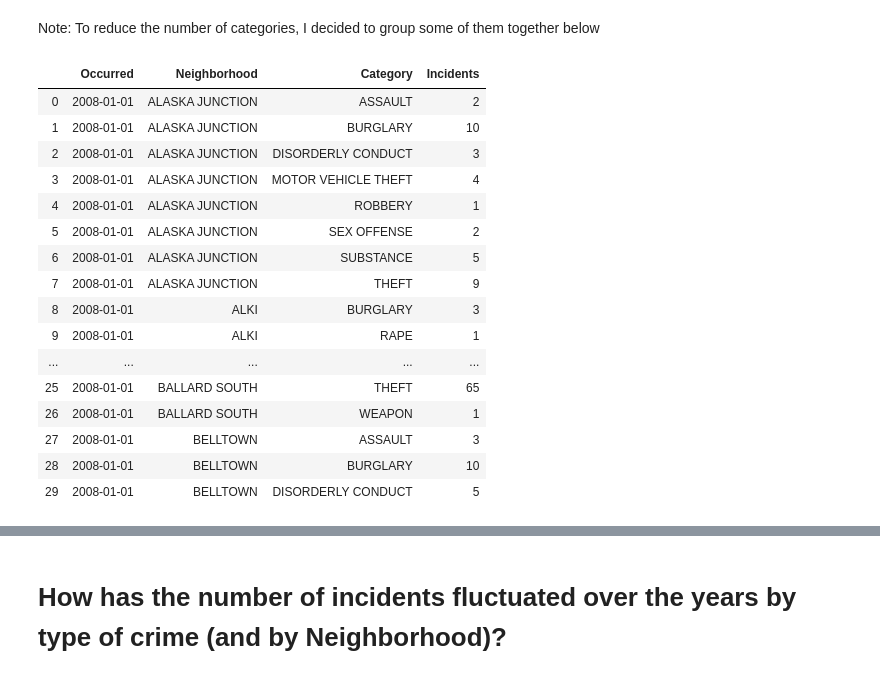
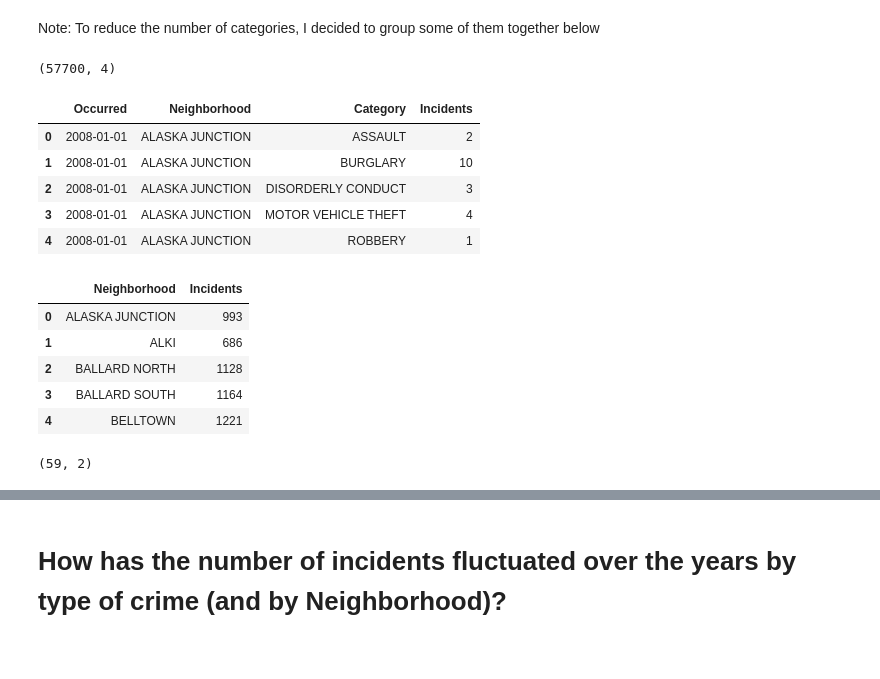
Before and after one commit to orbitse/garbanzo, a Jupyter notebook: crime_stats/crime_more_data.ipynb, the cells around one changed output, grey strips where cells are left out. Saved outputs shown, nothing was run; the diff lists cells and outputs as text; code cells hidden in the pictures.

```diff
--- a/crime_stats/crime_more_data.ipynb
+++ b/crime_stats/crime_more_data.ipynb
@@ -171,30 +187,36 @@ subcategory_map = {
   'THEFT-BICYCLE': 'THEFT',
   'THEFT-BUILDING': 'THEFT',
   'THEFT-SHOPLIFT': 'THEFT',
-  'CAR PROWL': 'THEFT'
-
+  'CAR PROWL': 'THEFT',
 }
 # %%
 df['Category'] = df['Subcategory'].apply(lambda subcategory: subcategory_map.get(subcategory, subcategory))
 # %%
 df = df.groupby([pd.Grouper(key='Occurred', freq='MS'), 'Neighborhood', 'Category']).size().to_frame('Incidents').reset_index()
+# %%
+df.shape
+# %% [output]
+(57700, 4)
 # %%
-df.head(30)
+df.head()
 # %% [output]
 |  | Occurred | Neighborhood | Category | Incidents |
 | 0 | 2008-01-01 | ALASKA JUNCTION | ASSAULT | 2 |
 | 1 | 2008-01-01 | ALASKA JUNCTION | BURGLARY | 10 |
 | 2 | 2008-01-01 | ALASKA JUNCTION | DISORDERLY CONDUCT | 3 |
 | 3 | 2008-01-01 | ALASKA JUNCTION | MOTOR VEHICLE THEFT | 4 |
 | 4 | 2008-01-01 | ALASKA JUNCTION | ROBBERY | 1 |
-| 5 | 2008-01-01 | ALASKA JUNCTION | SEX OFFENSE | 2 |
-| 6 | 2008-01-01 | ALASKA JUNCTION | SUBSTANCE | 5 |
-| 7 | 2008-01-01 | ALASKA JUNCTION | THEFT | 9 |
-| 8 | 2008-01-01 | ALKI | BURGLARY | 3 |
-| 9 | 2008-01-01 | ALKI | RAPE | 1 |
-| ... | ... | ... | ... | ... |
-| 25 | 2008-01-01 | BALLARD SOUTH | THEFT | 65 |
-| 26 | 2008-01-01 | BALLARD SOUTH | WEAPON | 1 |
-| 27 | 2008-01-01 | BELLTOWN | ASSAULT | 3 |
-| 28 | 2008-01-01 | BELLTOWN | BURGLARY | 10 |
-| 29 | 2008-01-01 | BELLTOWN | DISORDERLY CONDUCT | 5 |
+# %%
+ntdf = df.groupby('Neighborhood').size().to_frame('Incidents').reset_index()
+ntdf.head()
+# %% [output]
+|  | Neighborhood | Incidents |
+| 0 | ALASKA JUNCTION | 993 |
+| 1 | ALKI | 686 |
+| 2 | BALLARD NORTH | 1128 |
+| 3 | BALLARD SOUTH | 1164 |
+| 4 | BELLTOWN | 1221 |
+# %%
+ntdf.shape
+# %% [output]
+(59, 2)
```
Also changed, not shown: parts of 41 cells of this notebook.
